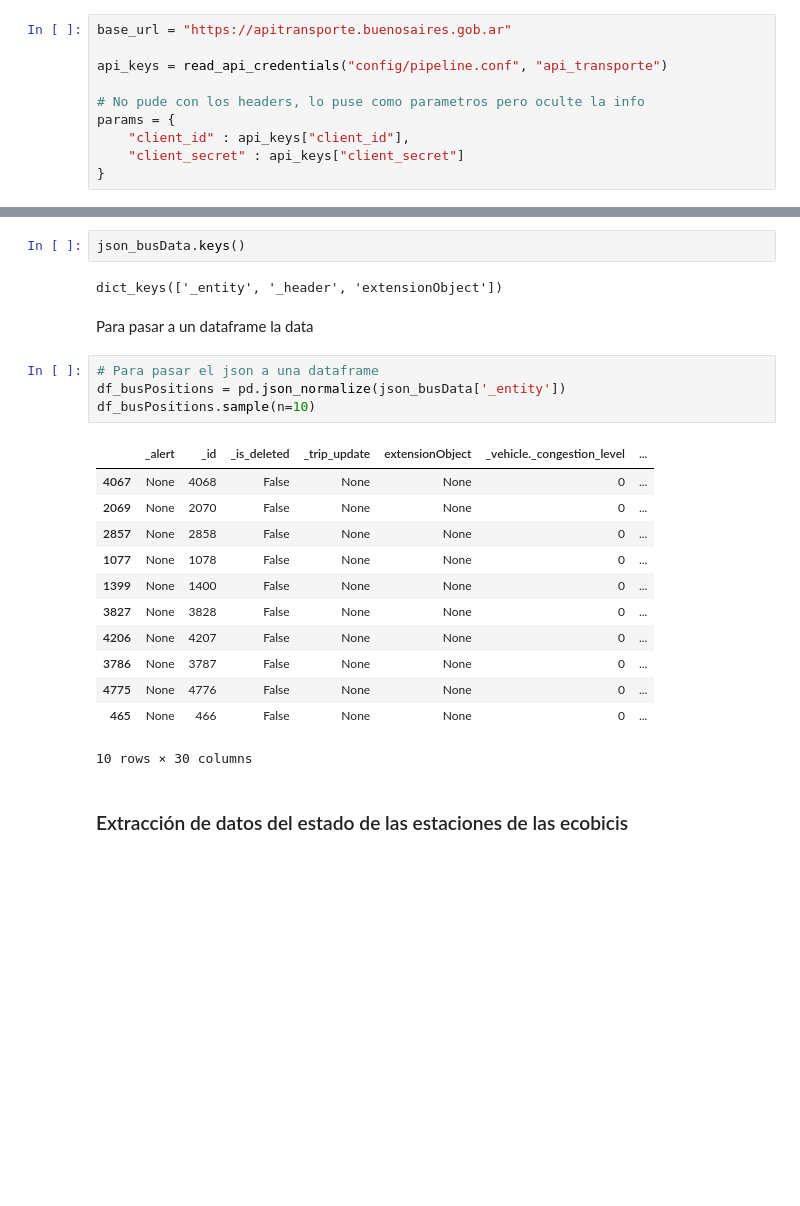
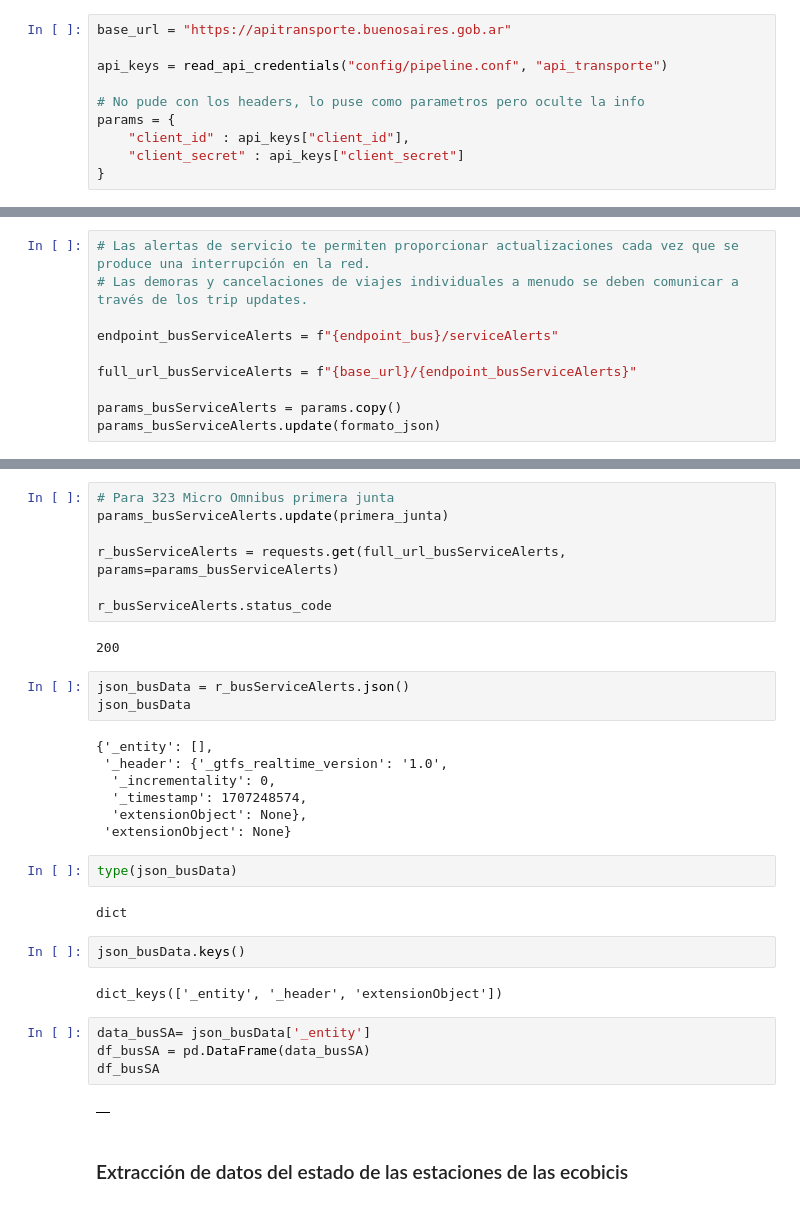
Before and after one commit to c-gonzalez-a/DataEngineeringCoder, a Jupyter notebook: main.ipynb, the cells around one changed output, grey strips where cells are left out. Drawn from its saved outputs; the diff is of its cells as text; blank space fills up the shorter version.

```diff
--- a/main.ipynb
+++ b/main.ipynb
@@ -148,0 +145,10 @@ dict
+# %%
+# Las alertas de servicio te permiten proporcionar actualizaciones cada vez que se produce una interrupción en la red.
+# Las demoras y cancelaciones de viajes individuales a menudo se deben comunicar a través de los trip updates.
+
+endpoint_busServiceAlerts = f"{endpoint_bus}/serviceAlerts"
+
+full_url_busServiceAlerts = f"{base_url}/{endpoint_busServiceAlerts}"
+
+params_busServiceAlerts = params.copy()
+params_busServiceAlerts.update(formato_json)
@@ -149,26 +182,36 @@ dict
+# %%
+# Para 323 Micro Omnibus primera junta
+params_busServiceAlerts.update(primera_junta)
+
+r_busServiceAlerts = requests.get(full_url_busServiceAlerts, params=params_busServiceAlerts)
+
+r_busServiceAlerts.status_code
+# %% [output]
+200
+# %%
+json_busData = r_busServiceAlerts.json()
+json_busData
+# %% [output]
+{'_entity': [],
+ '_header': {'_gtfs_realtime_version': '1.0',
+  '_incrementality': 0,
+  '_timestamp': 1707248574,
+  'extensionObject': None},
+ 'extensionObject': None}
+# %%
+type(json_busData)
+# %% [output]
+dict
 # %%
 json_busData.keys()
 # %% [output]
 dict_keys(['_entity', '_header', 'extensionObject'])
-# %% [markdown]
-Para pasar a un dataframe la data
-# %%
-# Para pasar el json a una dataframe
-df_busPositions = pd.json_normalize(json_busData['_entity'])
-df_busPositions.sample(n=10)
-# %% [output]
-|  | _alert | _id | _is_deleted | _trip_update | extensionObject | _vehicle._congestion_level | ... |
-| 4067 | None | 4068 | False | None | None | 0 | ... |
-| 2069 | None | 2070 | False | None | None | 0 | ... |
-| 2857 | None | 2858 | False | None | None | 0 | ... |
-| 1077 | None | 1078 | False | None | None | 0 | ... |
-| 1399 | None | 1400 | False | None | None | 0 | ... |
-| 3827 | None | 3828 | False | None | None | 0 | ... |
-| 4206 | None | 4207 | False | None | None | 0 | ... |
-| 3786 | None | 3787 | False | None | None | 0 | ... |
-| 4775 | None | 4776 | False | None | None | 0 | ... |
-| 465 | None | 466 | False | None | None | 0 | ... |
-10 rows × 30 columns
+# %%
+data_busSA= json_busData['_entity']
+df_busSA = pd.DataFrame(data_busSA)
+df_busSA
+# %% [output]
+|  |
 # %% [markdown]
 ### Extracción de datos del estado de las estaciones de las ecobicis
 # %%
```
Also changed, not shown: parts of 36 cells of this notebook.
